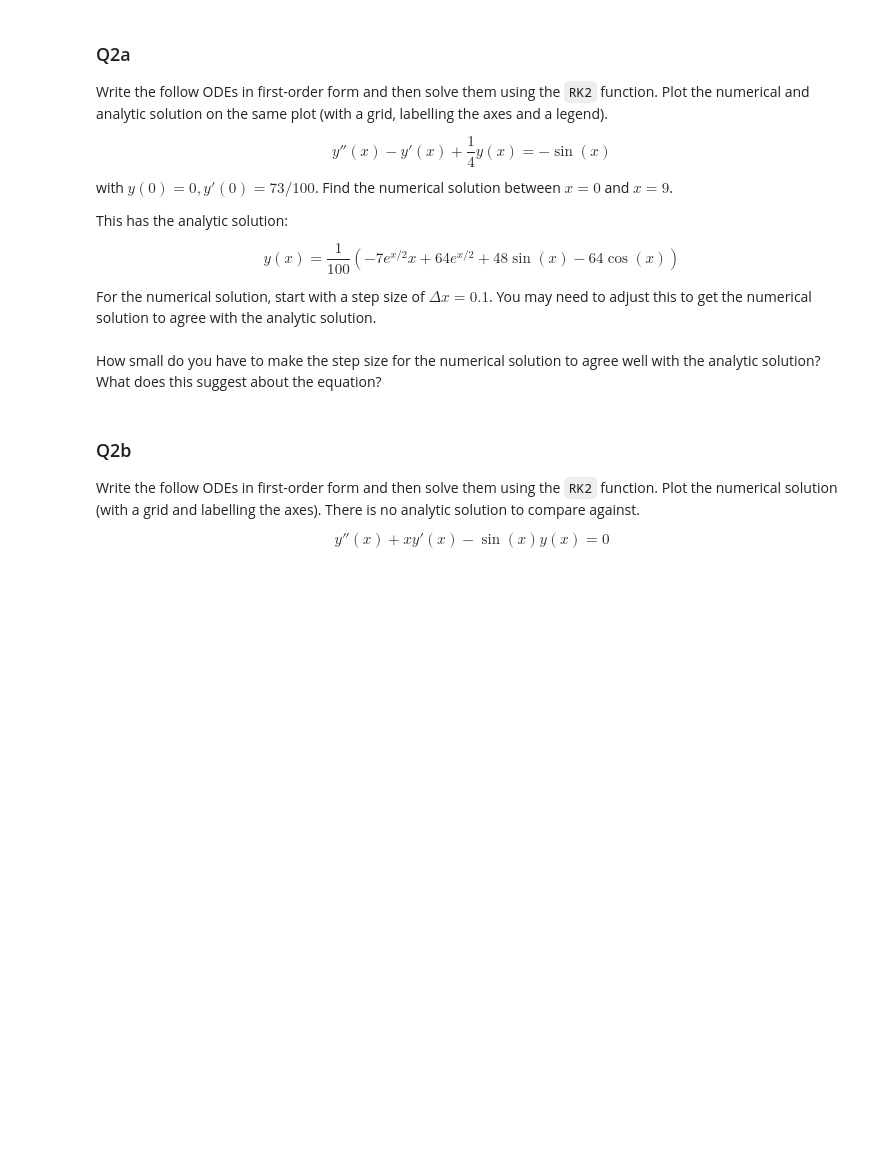
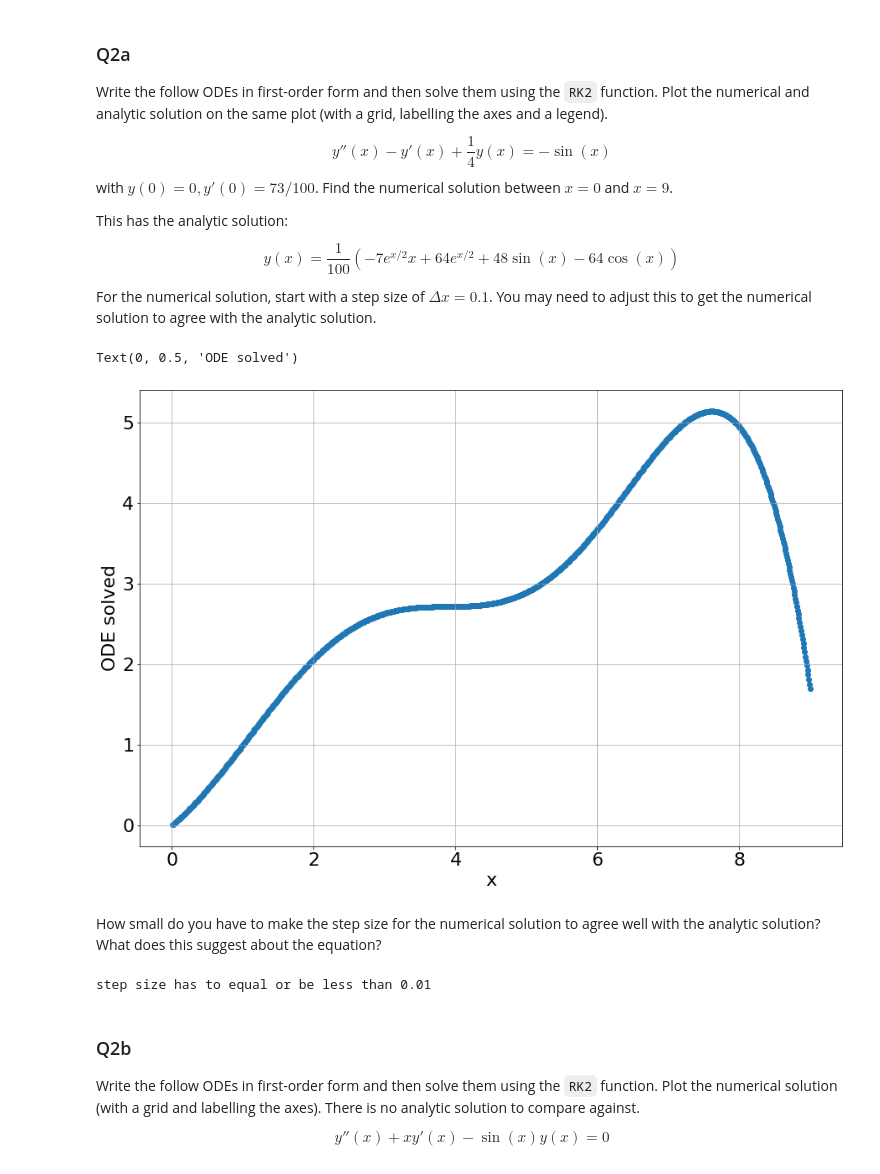
Before and after one commit to ConnorMcGoldrick/ACM20030-Assignments, a Jupyter notebook: Assignment-3.ipynb, the cells around one changed output. Cells and saved outputs as stored; diff of their text form; code cells hidden in the pictures; blank space fills up the shorter version.

```diff
--- a/Assignment-3.ipynb
+++ b/Assignment-3.ipynb
@@ -208,5 +208,20 @@ y(x) = \frac{1}{100} \left(-7 e^{x/2} x+64 e^{x/2}+48 \sin (x)-64 \cos (x)\right
 $$
 
 For the numerical solution, start with a step size of $\Delta x = 0.1$. You may need to adjust this to get the numerical solution to agree with the analytic solution.
+# %%
+#numerical solutions
+def f2(x,y):
+    return np.array([y[1],y[1]-(1/4)*y[0]-np.sin(x)])
+res = RK2(f2, 0.01, 0, [0,73/100], 900)
+x = np.linspace(0,9,400)
+y = (-7/100)*x*np.exp(x/2)+(64/100)*np.exp(x/2)+(48/100)*np.sin(x)-(64/100)*np.cos(x)
+plt.grid(True)
+plt.scatter(res[:,0], res[:,1])
+plt.plot(x, y)
+plt.xlabel('x')
+plt.ylabel('ODE solved')
+# %% [output]
+Text(0, 0.5, 'ODE solved')
+[figure, added]
 # %% [markdown]
 How small do you have to make the step size for the numerical solution to agree well with the analytic solution? What does this suggest about the equation?
@@ -215,3 +228,8 @@ How small do you have to make the step size for the numerical solution to agree
+# %%
+# Write answer here
+print('step size has to equal or be less than 0.01')
+# %% [output]
+step size has to equal or be less than 0.01
 # %% [markdown]
 ### Q2b
 
```
Also changed, not shown: parts of 7 cells of this notebook.
